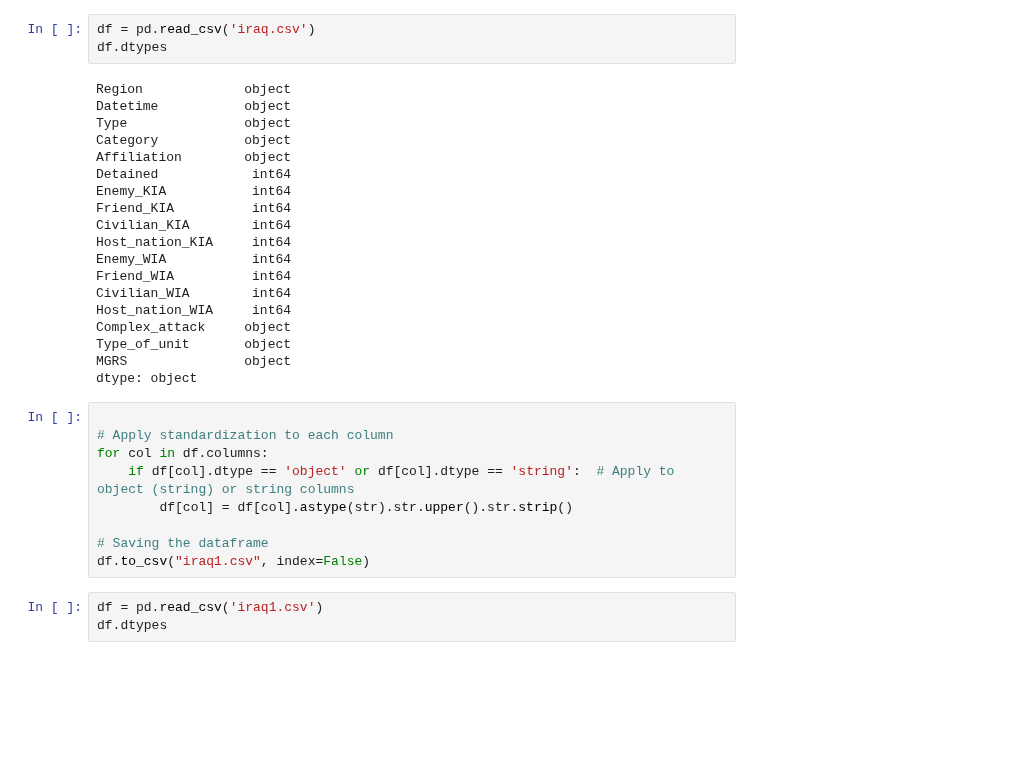
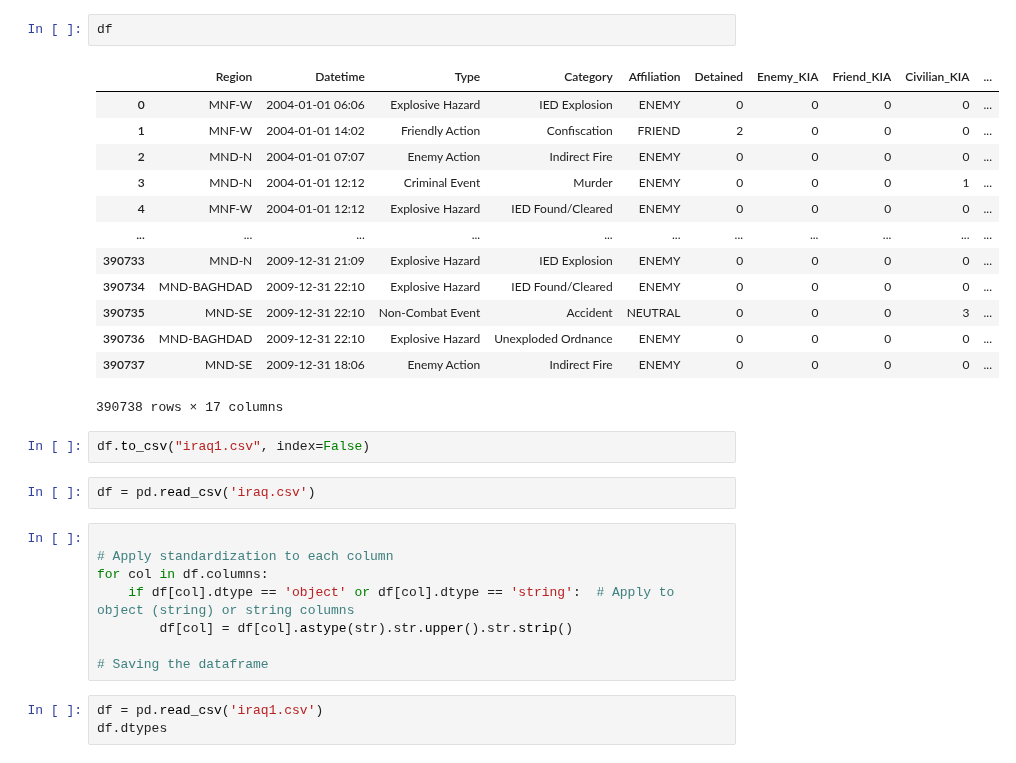
Before and after one commit to FreGeh/iraq-war-logs, a Jupyter notebook: cleaning.ipynb, the cells around one changed output. Saved outputs shown, nothing was run; the diff lists cells and outputs as text; blank space fills up the shorter version.

```diff
--- a/cleaning.ipynb
+++ b/cleaning.ipynb
@@ -8,25 +49,23 @@ df = pd.read_csv('iraq.csv')
+# %%
+df
+# %% [output]
+|  | Region | Datetime | Type | Category | Affiliation | Detained | Enemy_KIA | Friend_KIA | Civilian_KIA | ... |
+| 0 | MNF-W | 2004-01-01 06:06 | Explosive Hazard | IED Explosion | ENEMY | 0 | 0 | 0 | 0 | ... |
+| 1 | MNF-W | 2004-01-01 14:02 | Friendly Action | Confiscation | FRIEND | 2 | 0 | 0 | 0 | ... |
+| 2 | MND-N | 2004-01-01 07:07 | Enemy Action | Indirect Fire | ENEMY | 0 | 0 | 0 | 0 | ... |
+| 3 | MND-N | 2004-01-01 12:12 | Criminal Event | Murder | ENEMY | 0 | 0 | 0 | 1 | ... |
+| 4 | MNF-W | 2004-01-01 12:12 | Explosive Hazard | IED Found/Cleared | ENEMY | 0 | 0 | 0 | 0 | ... |
+| ... | ... | ... | ... | ... | ... | ... | ... | ... | ... | ... |
+| 390733 | MND-N | 2009-12-31 21:09 | Explosive Hazard | IED Explosion | ENEMY | 0 | 0 | 0 | 0 | ... |
+| 390734 | MND-BAGHDAD | 2009-12-31 22:10 | Explosive Hazard | IED Found/Cleared | ENEMY | 0 | 0 | 0 | 0 | ... |
+| 390735 | MND-SE | 2009-12-31 22:10 | Non-Combat Event | Accident | NEUTRAL | 0 | 0 | 0 | 3 | ... |
+| 390736 | MND-BAGHDAD | 2009-12-31 22:10 | Explosive Hazard | Unexploded Ordnance | ENEMY | 0 | 0 | 0 | 0 | ... |
+| 390737 | MND-SE | 2009-12-31 18:06 | Enemy Action | Indirect Fire | ENEMY | 0 | 0 | 0 | 0 | ... |
+390738 rows × 17 columns
+# %%
+df.to_csv("iraq1.csv", index=False)
 # %%
 df = pd.read_csv('iraq.csv')
-df.dtypes
-# %% [output]
-Region             object
-Datetime           object
-Type               object
-Category           object
-Affiliation        object
-Detained            int64
-Enemy_KIA           int64
-Friend_KIA          int64
-Civilian_KIA        int64
-Host_nation_KIA     int64
-Enemy_WIA           int64
-Friend_WIA          int64
-Civilian_WIA        int64
-Host_nation_WIA     int64
-Complex_attack     object
-Type_of_unit       object
-MGRS               object
-dtype: object
 # %%
 
 # Apply standardization to each column
@@ -35,7 +74,6 @@ for col in df.columns:
         df[col] = df[col].astype(str).str.upper().str.strip()
 
 # Saving the dataframe
-df.to_csv("iraq1.csv", index=False)
 # %%
 df = pd.read_csv('iraq1.csv')
 df.dtypes
```
Also changed, not shown: parts of 5 cells of this notebook, 45 other files.
